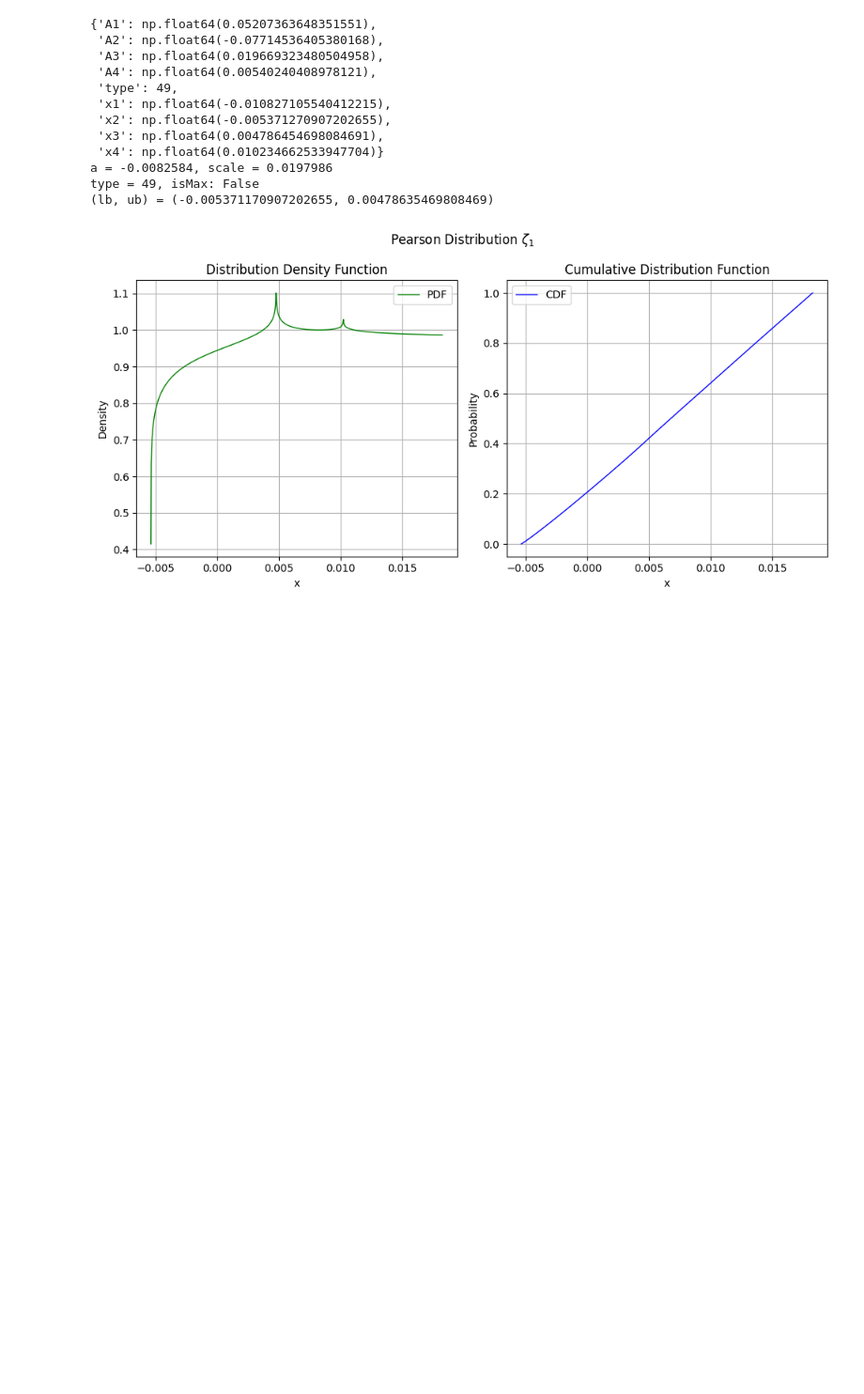
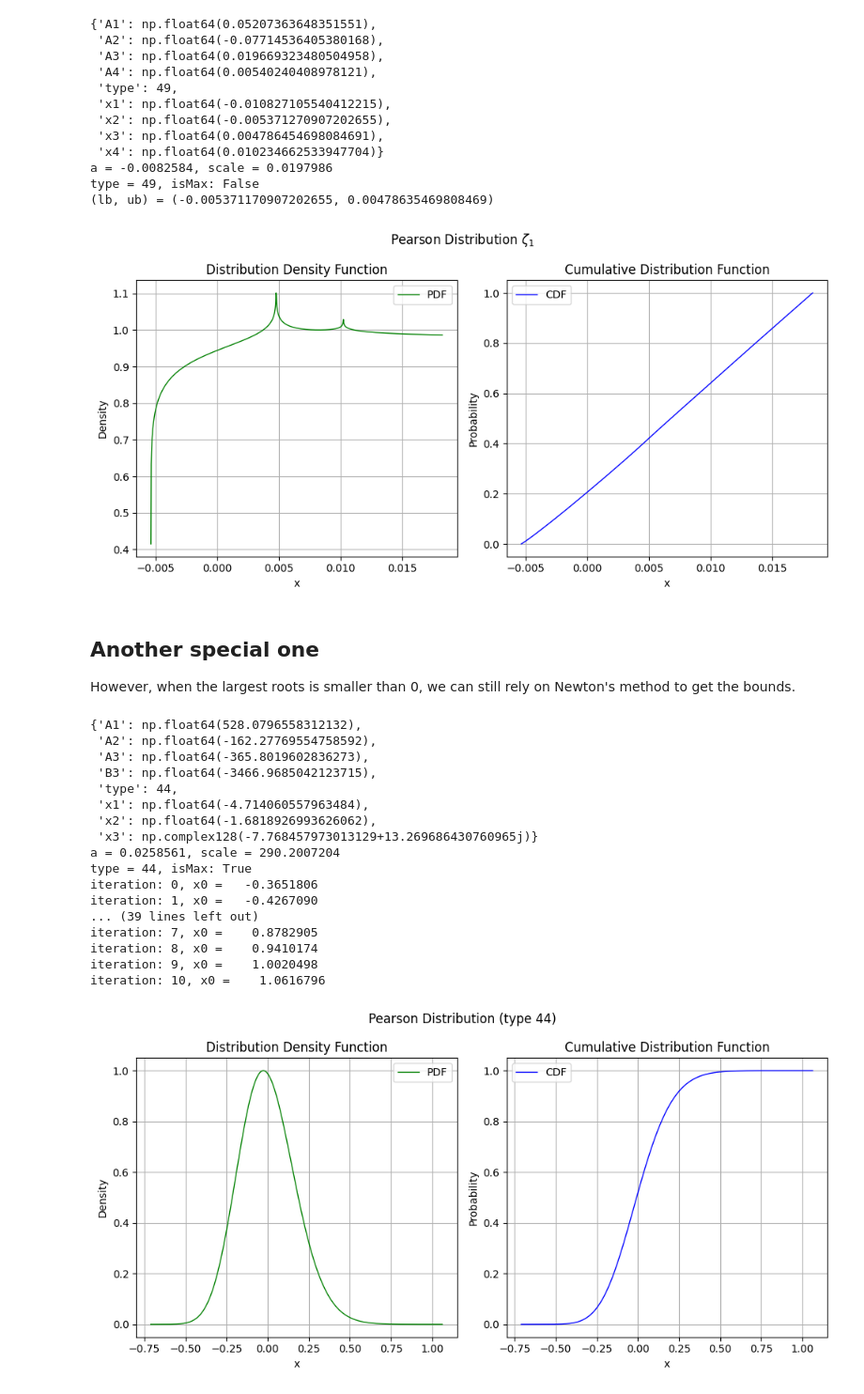
Before and after one commit to xmlongan/pearsondist, a Jupyter notebook: script/support8-type49.ipynb, the cells around one changed output. Shown at 94% size. Saved outputs shown, nothing was run; the diff lists cells and outputs as text; code cells hidden in the pictures; blank space fills up the shorter version.

```diff
--- a/script/support8-type49.ipynb
+++ b/script/support8-type49.ipynb
@@ -204,3 +230,54 @@ a = -0.0082584, scale = 0.0197986
 type = 49, isMax: False
 (lb, ub) = (-0.005371170907202655, 0.00478635469808469)
 [figure]
+# %% [markdown]
+## Another special one
+
+However, when the largest roots is smaller than 0, we can still rely on Newton's method to get the bounds.
+# %%
+jointMomRow = """
+1           0           0    0.030094   0.0169706   0.0120383  0.00159301 0.000776332 0.000477109 0.000320664  0.00287498  0.00160005 0.000975168 0.000635112  0.00044907 0.000503161  0.00025754 0.000145804 8.87509e-05 5.77096e-05 3.95347e-05 0.000510375 0.000278492 0.000161919 9.89825e-05 6.33762e-05 4.24373e-05 2.98602e-05 0.000176558 9.14655e-05  5.0616e-05 2.95351e-05 1.80645e-05 1.15313e-05 7.66259e-06 5.28391e-06 0.000145019 7.74063e-05 4.35279e-05 2.55489e-05 1.55788e-05 9.83992e-06 6.42868e-06 4.34304e-06 3.03889e-06
+"""
+# %%
+jointMomRow = jointMomRow.strip().split()
+jointMomRow = [float(mom) for mom in jointMomRow]
+# %%
+from joint_mom_tr import joint_mom_tr_row
+mu = [joint_mom_tr_row(i, 0, jointMomRow) for i in range(1, 8+1)]
+mu_copyed = mu
+
+pearson = Pearson8(mu)
+pprint(pearson.pfd)
+print(f'a = {pearson.coef[0]:.7f}, scale = {pearson.pdf_obj.scale:.7f}')
+print(f'type = {pearson.pdf_obj.pfd['type']}, isMax: {pearson.pdf_obj.is_max}')
+support = Support8(pearson.pdf_obj)
+print(f'(lb, ub) = ({support.lower_bound}, {support.upper_bound})')
+#
+lbub = pearson.determine_bounds()
+# lbub = (-1.3349, 1.5)
+# lbub = (-0.491781, 0.337071)
+x = np.linspace(lbub[0], lbub[1], 1000)
+# x = np.linspace(lbub[0], -pearson.coef[0]+0.01, 1000)
+
+pdf = pearson.pdf_obj.pdf(x); title = rf'Pearson Distribution (type {pearson.pfd['type']})'
+plot_pdf_cdf(x, pdf, title)
+pdf_type44 = pdf
+# %% [output]
+{'A1': np.float64(528.0796558312132),
+ 'A2': np.float64(-162.27769554758592),
+ 'A3': np.float64(-365.8019602836273),
+ 'B3': np.float64(-3466.9685042123715),
+ 'type': 44,
+ 'x1': np.float64(-4.714060557963484),
+ 'x2': np.float64(-1.6818926993626062),
+ 'x3': np.complex128(-7.768457973013129+13.269686430760965j)}
+a = 0.0258561, scale = 290.2007204
+type = 44, isMax: True
+iteration: 0, x0 =   -0.3651806
+iteration: 1, x0 =   -0.4267090
+... (39 lines left out)
+iteration: 7, x0 =    0.8782905
+iteration: 8, x0 =    0.9410174
+iteration: 9, x0 =    1.0020498
+iteration: 10, x0 =    1.0616796
+[figure, added]
```
Also changed, not shown: parts of 9 cells of this notebook, 20 other files.
